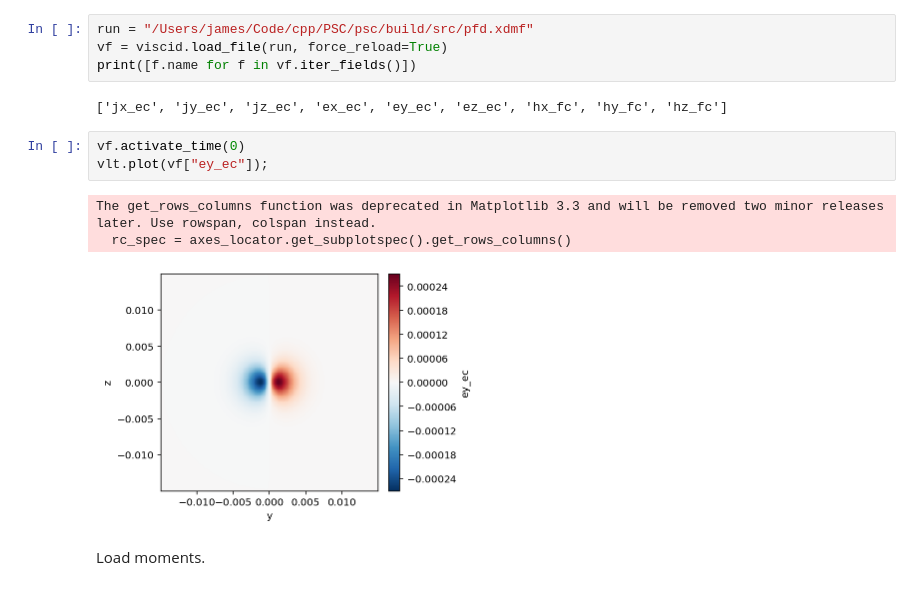
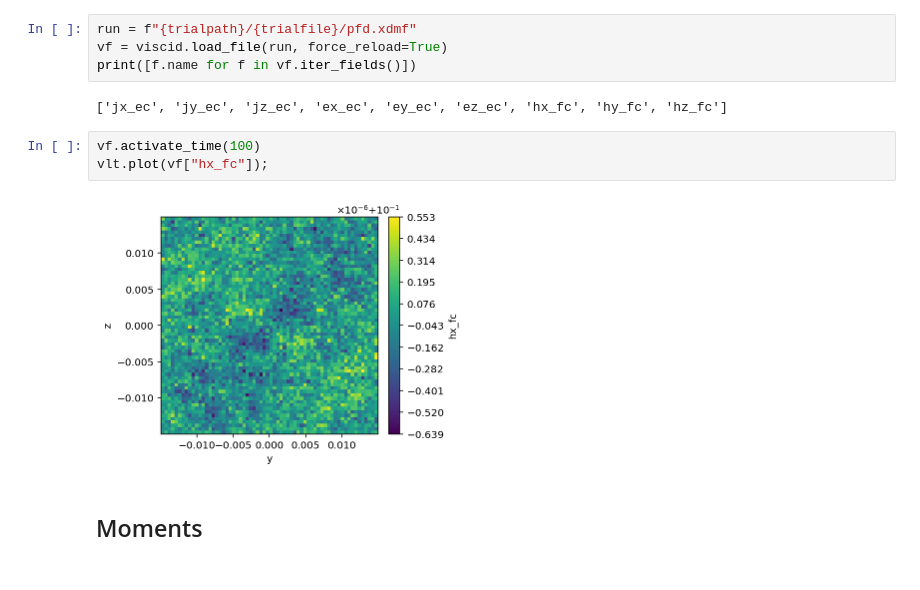
Before and after one commit to JamesMcClung/psc-scrap, a Jupyter notebook: plot_pfd.ipynb, the cells around one changed output. Cells and saved outputs as stored; diff of their text form.

```diff
--- a/plot_pfd.ipynb
+++ b/plot_pfd.ipynb
@@ -14,16 +20,14 @@ Load normal `pfd`.
 # %%
-run = "/Users/james/Code/cpp/PSC/psc/build/src/pfd.xdmf"
+run = f"{trialpath}/{trialfile}/pfd.xdmf"
 vf = viscid.load_file(run, force_reload=True)
 print([f.name for f in vf.iter_fields()])
 # %% [output]
 ['jx_ec', 'jy_ec', 'jz_ec', 'ex_ec', 'ey_ec', 'ez_ec', 'hx_fc', 'hy_fc', 'hz_fc']
 # %%
-vf.activate_time(0)
-vlt.plot(vf["ey_ec"]);
+vf.activate_time(100)
+vlt.plot(vf["hx_fc"]);
 # %% [output]
-The get_rows_columns function was deprecated in Matplotlib 3.3 and will be removed two minor releases later. Use rowspan, colspan instead.
-  rc_spec = axes_locator.get_subplotspec().get_rows_columns()
-[figure, old version]
+[figure, new version]
 # %% [markdown]
-Load moments.
+## Moments
 # %%
```
Also changed, not shown: parts of 8 cells of this notebook, 1 other file.
